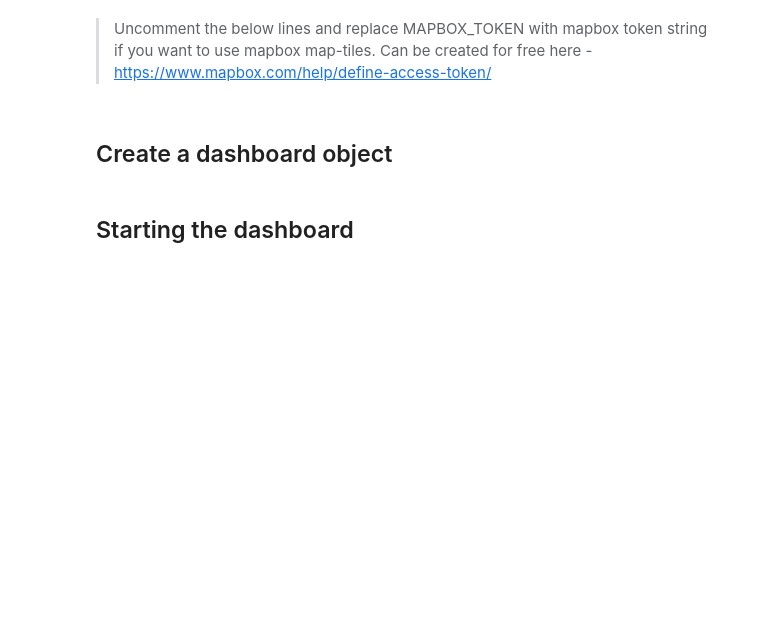
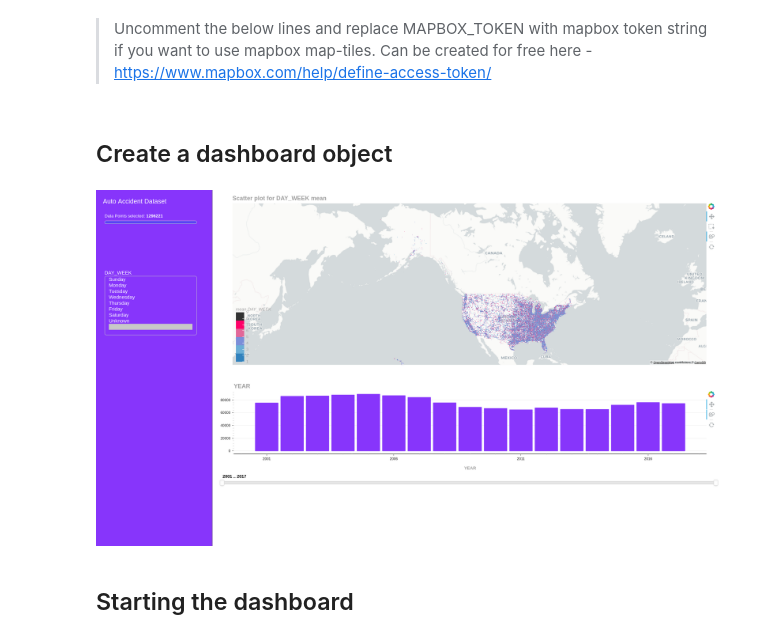
Before and after one commit to rapidsai/cuxfilter, a Jupyter notebook: notebooks/auto_accidents_example.ipynb, the cells around one changed output. Cells and saved outputs as stored; diff of their text form; code cells hidden in the pictures; blank space fills up the shorter version.

```diff
--- a/notebooks/auto_accidents_example.ipynb
+++ b/notebooks/auto_accidents_example.ipynb
@@ -43,7 +43,7 @@ tile_provider = gp('CARTODBPOSITRON')
 # %%
 chart1 = cuxfilter.charts.scatter(x='dropoff_x', y='dropoff_y', aggregate_col='DAY_WEEK', aggregate_fn='mean',
                                         tile_provider=tile_provider,
-                                         color_palette=gtc_demo_red_blue_palette,)
+                                         color_palette=gtc_demo_red_blue_palette,pixel_shade_type='linear')
 
 chart2 = cuxfilter.charts.bar('YEAR')
 
@@ -57,7 +57,9 @@ d = cux_df.dashboard([chart1, chart3, chart2], layout=cuxfilter.layouts.feature_
 d
 # %%
 #execute below line for dashboard preview
-# await d.preview()
+await d.preview()
+# %% [output]
+[figure, added]
 # %% [markdown]
 ## Starting the dashboard
 # %% [markdown]
```
Also changed, not shown: 1 other file.
